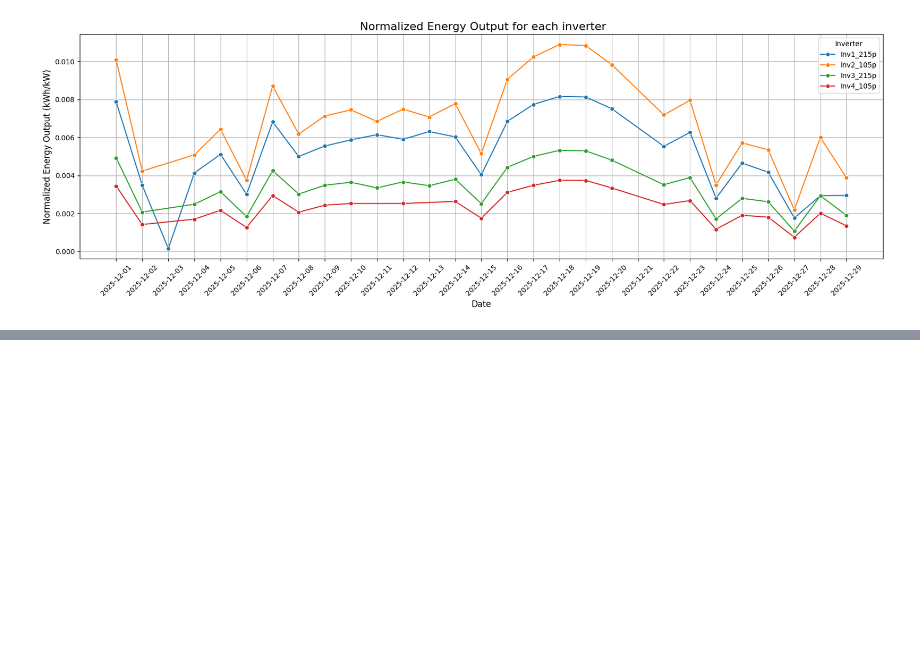
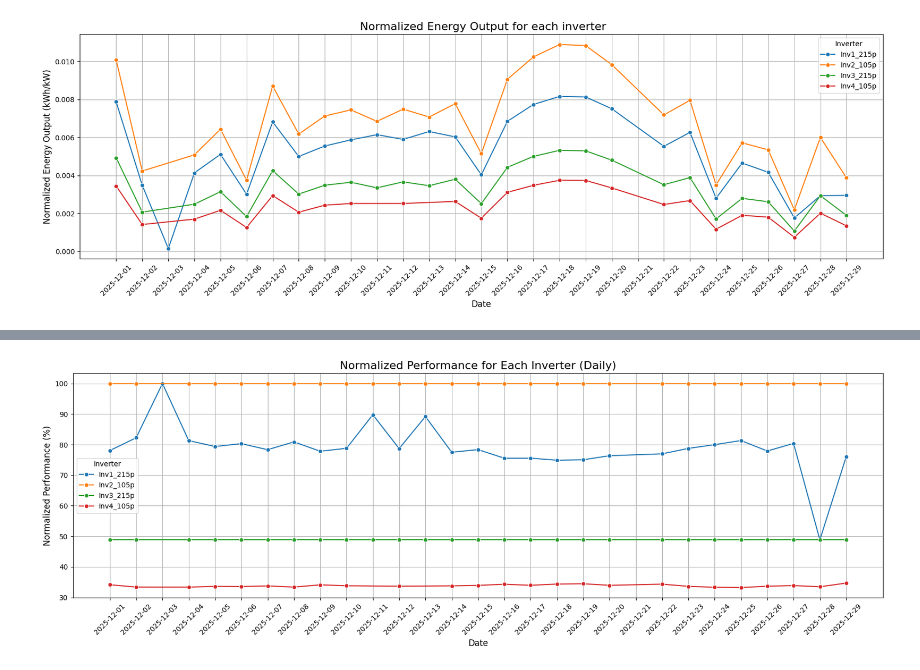
Before and after one commit to MuskanShrestha58/Apollo, a Jupyter notebook: daily.ipynb, the cells around one changed output, grey strips where cells are left out. Saved outputs shown, nothing was run; the diff lists cells and outputs as text; code cells hidden in the pictures; blank space fills up the shorter version.

Commit message:
Normalized Performance too

```diff
--- a/daily.ipynb
+++ b/daily.ipynb
@@ -109,0 +174,22 @@ plt.show()
+# %%
+
+# Combine all the dataframes to plot
+combined_df = pd.concat(inverters, ignore_index=True)
+#ensure that all the dates in the range are available for plotting
+date_range = pd.date_range(start=combined_df['date'].min(), end=combined_df['date'].max(), freq='D')
+# Plotting Normalized Performance for each inverter (daily)
+plt.figure(figsize=(17, 6))
+
+sns.lineplot(data=combined_df, x='date', y='normalized_performance', hue='inverter', marker='o', palette='tab10')
+
+# Customize the plot
+plt.title("Normalized Performance for Each Inverter (Daily)", fontsize=16)
+plt.xlabel("Date", fontsize=12)
+plt.ylabel("Normalized Performance (%)", fontsize=12)
+plt.xticks(date_range, rotation=45)  # Makes all dates are visible
+plt.legend(title="Inverter", fontsize=10)
+plt.grid(True)
+plt.tight_layout()
+plt.show()
+# %% [output]
+[figure, added]
```
Also changed, not shown: parts of 2 cells of this notebook.
